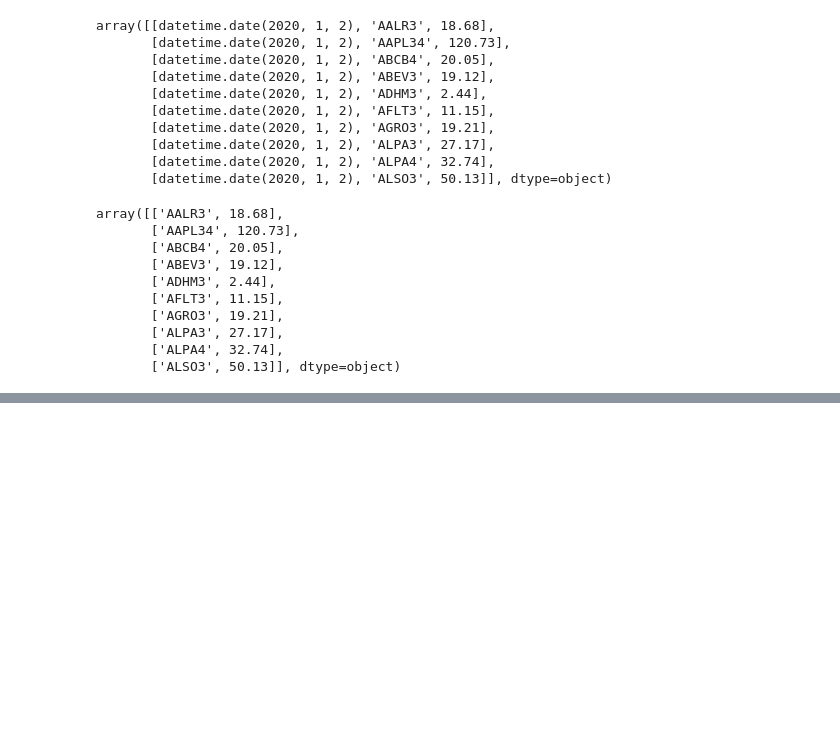
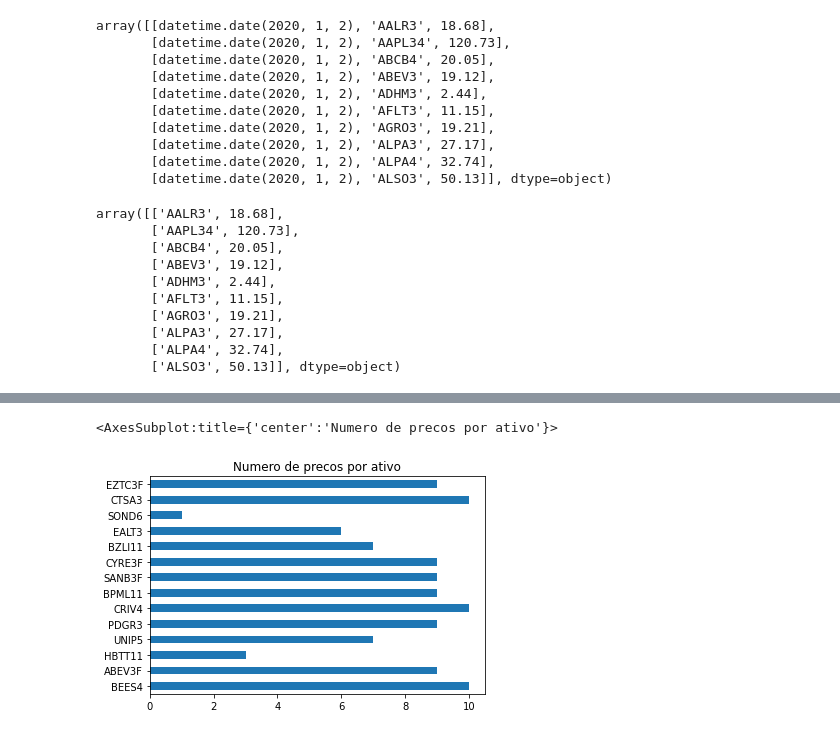
Before and after one commit to mvallebr/dsexample1, a Jupyter notebook: notebook.ipynb, the cells around one changed output, grey strips where cells are left out. Saved outputs shown, nothing was run; the diff lists cells and outputs as text; code cells hidden in the pictures; blank space fills up the shorter version.

```diff
--- a/notebook.ipynb
+++ b/notebook.ipynb
@@ -33,0 +216,5 @@ array([['AALR3', 18.68],
+# %%
+df["ativo"].value_counts().sample(frac=.01).plot.barh(title="Numero de precos por ativo")
+# %% [output]
+<AxesSubplot:title={'center':'Numero de precos por ativo'}>
+[figure, added]
```
Also changed, not shown: parts of 28 cells of this notebook, 1 other file.
